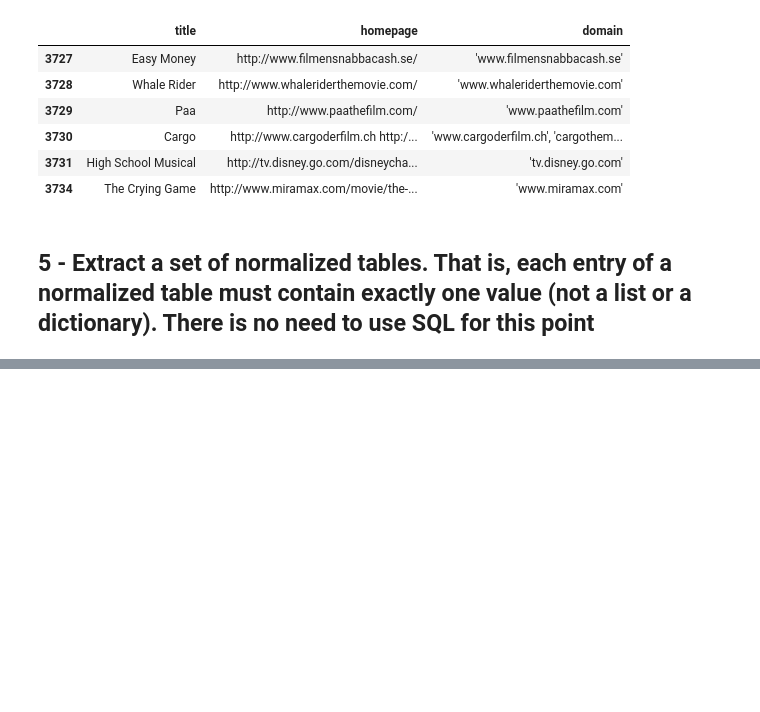
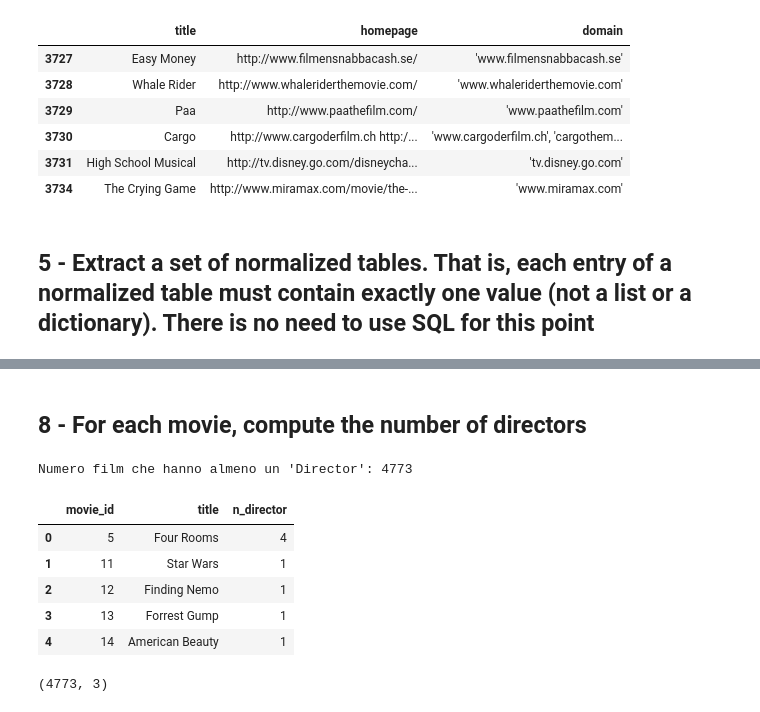
Before and after one commit to mat0692/FCS, a Jupyter notebook: Project FCS.ipynb, the cells around one changed output, grey strips where cells are left out. Saved outputs shown, nothing was run; the diff lists cells and outputs as text; code cells hidden in the pictures; blank space fills up the shorter version.

```diff
--- a/Project FCS.ipynb
+++ b/Project FCS.ipynb
@@ -143,0 +342,19 @@ movies[['title','homepage','domain']][3725:3735].dropna() # toglie solo quelli c
+# %% [markdown]
+## 8 - For each movie, compute the number of directors
+# %%
+n_director = crew2[['id', 'movie_id','job']].drop_duplicates() # notiamo che non ci sono duplicati
+n_director = n_director[n_director.job == "Director"] # vediamo se è un Director
+print("Numero film che hanno almeno un 'Director':", len(n_director['movie_id'].unique())) # solo 4773 film hanno Director
+n_director = n_director.groupby('movie_id').size().reset_index().rename(columns = {0:'n_director'})
+n_director = pd.merge(n_director, movies2[['title', 'id']], left_on = 'movie_id', right_on = 'id').drop('id', axis=1) # mergiamo solo con le colonne title e id. Left join perchè ci sono alcuni valori nulli
+n_director = n_director[['movie_id','title','n_director']]
+display(n_director.head(), n_director.shape)
+# %% [output]
+Numero film che hanno almeno un 'Director': 4773
+|  | movie_id | title | n_director |
+| 0 | 5 | Four Rooms | 4 |
+| 1 | 11 | Star Wars | 1 |
+| 2 | 12 | Finding Nemo | 1 |
+| 3 | 13 | Forrest Gump | 1 |
+| 4 | 14 | American Beauty | 1 |
+(4773, 3)
```
Also changed, not shown: parts of 12 cells of this notebook.
